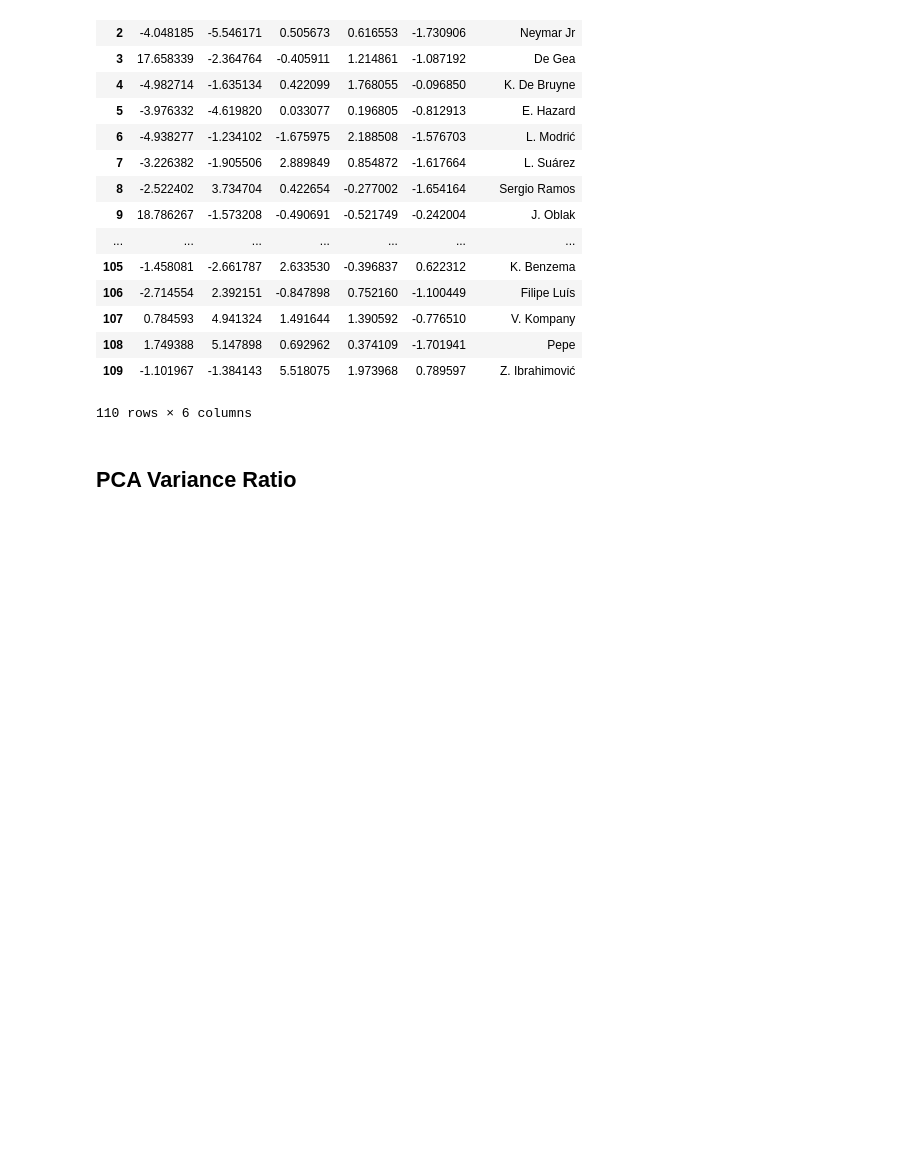
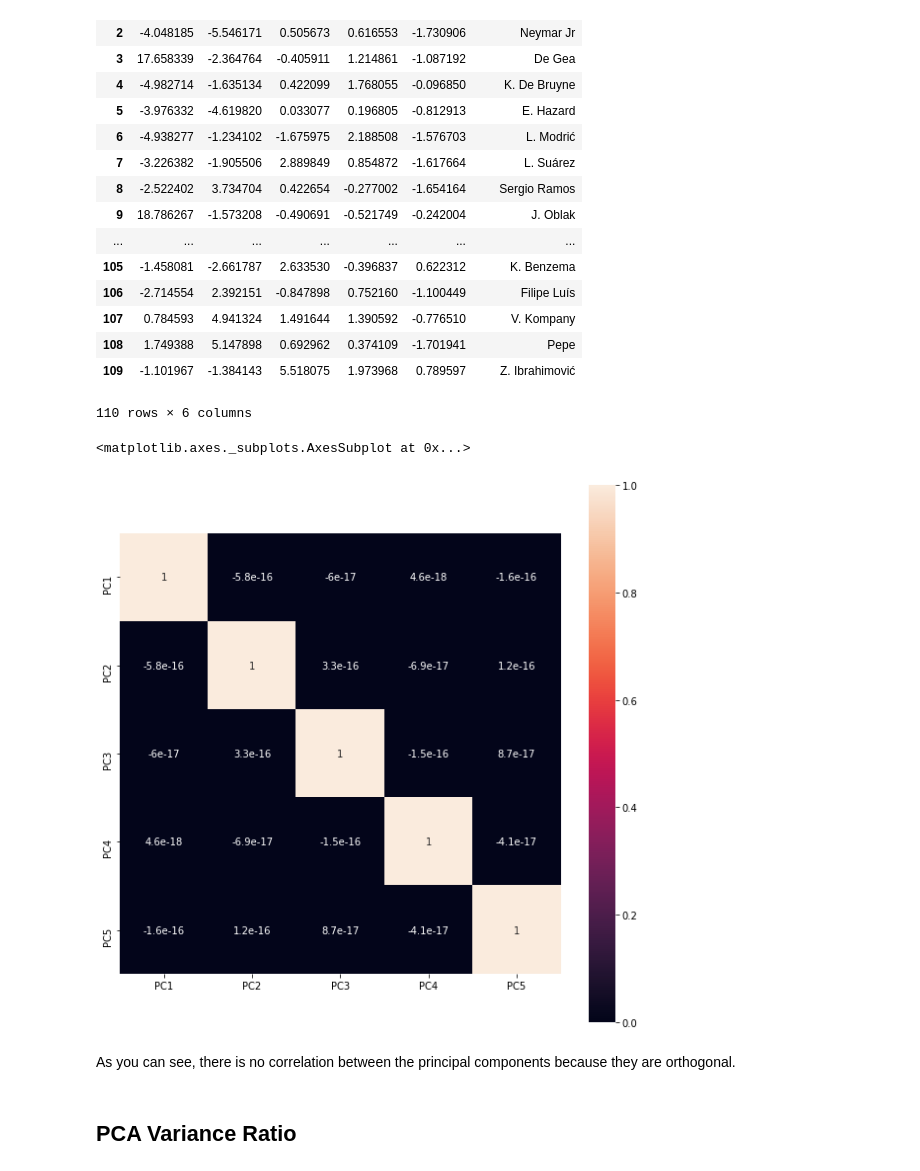
Before and after one commit to ansegura7/DataScience_FIFA19Data, a Jupyter notebook: code/PrincipalComponentAnalysis.ipynb, the cells around one changed output. Saved outputs shown, nothing was run; the diff lists cells and outputs as text; code cells hidden in the pictures; blank space fills up the shorter version.

Commit message:
Principal Component Analysis
Added the correlation matrix between the principal components.

```diff
--- a/code/PrincipalComponentAnalysis.ipynb
+++ b/code/PrincipalComponentAnalysis.ipynb
@@ -210,6 +210,15 @@ pcaDF
 | 108 | 1.749388 | 5.147898 | 0.692962 | 0.374109 | -1.701941 | Pepe |
 | 109 | -1.101967 | -1.384143 | 5.518075 | 1.973968 | 0.789597 | Z. Ibrahimović |
 110 rows × 6 columns
+# %%
+# Show correlation between components
+fig = plt.figure(figsize = (10, 10))
+sns.heatmap(pcaDF.corr(), square=True, annot=True)
+# %% [output]
+<matplotlib.axes._subplots.AxesSubplot at 0x...>
+[figure, added]
+# %% [markdown]
+As you can see, there is no correlation between the principal components because they are orthogonal.
 # %% [markdown]
 ## PCA Variance Ratio
 # %%
```
Also changed, not shown: parts of 3 cells of this notebook, 1 other file.
